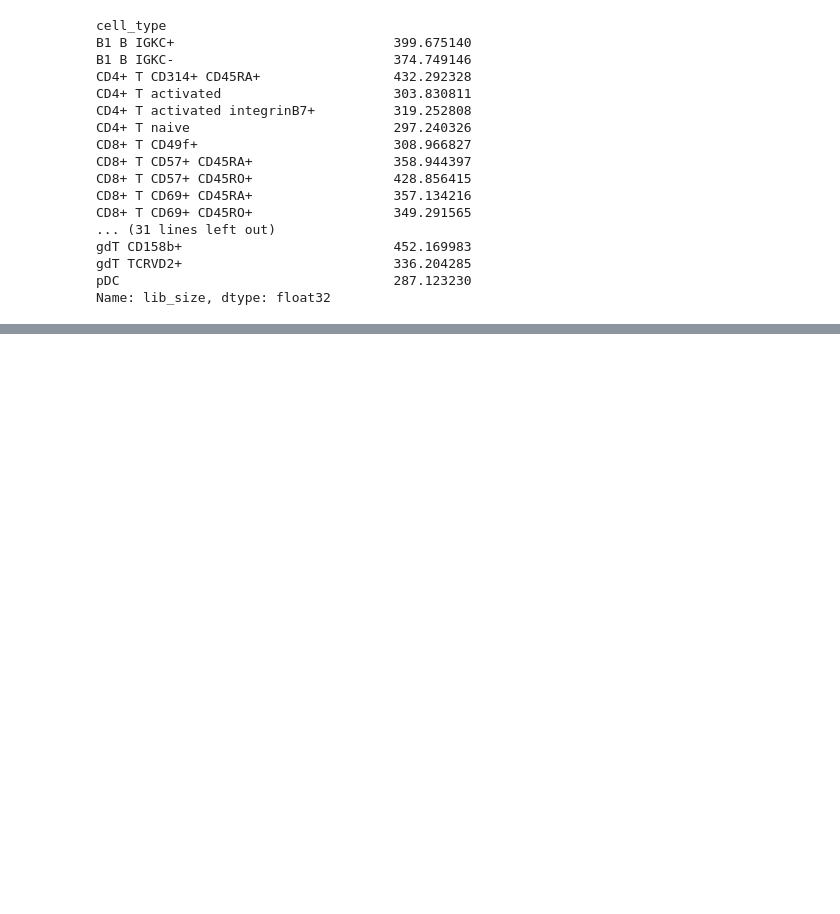
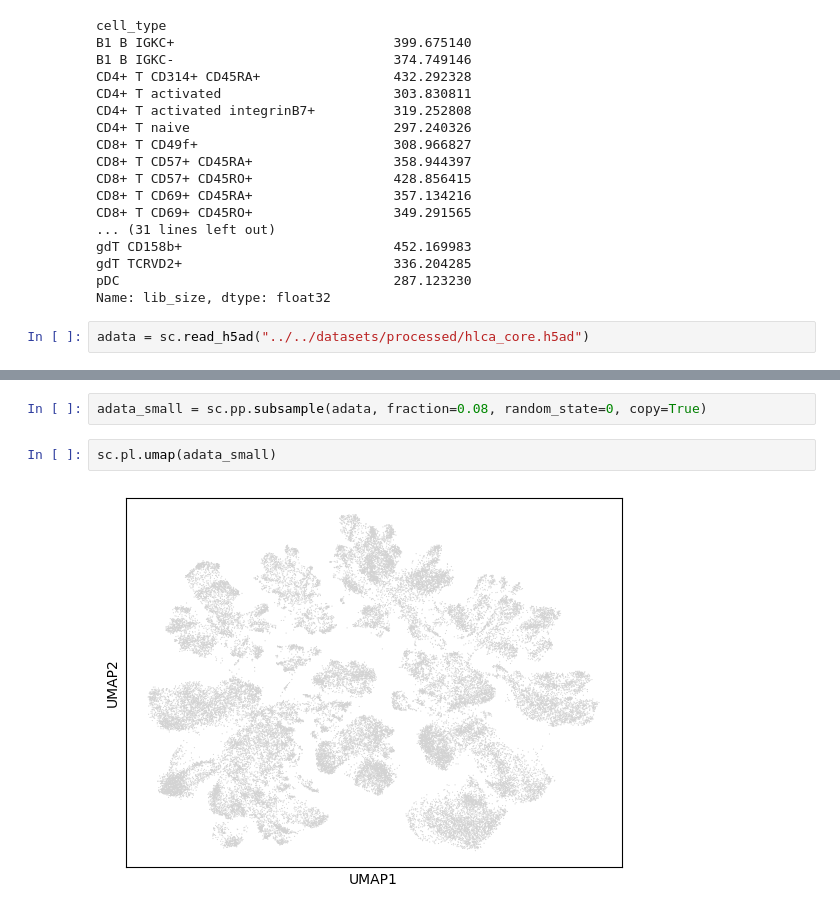
Before and after one commit to theislab/CFGen, a Jupyter notebook: notebooks/datasets/neurips_multiome.ipynb, the cells around one changed output, grey strips where cells are left out. Cells and saved outputs as stored; diff of their text form; blank space fills up the shorter version.

```diff
--- a/notebooks/datasets/neurips_multiome.ipynb
+++ b/notebooks/datasets/neurips_multiome.ipynb
@@ -151,3 +147,5 @@ gdT CD158b+                           452.169983
 gdT TCRVD2+                           336.204285
 pDC                                   287.123230
 Name: lib_size, dtype: float32
+# %%
+adata = sc.read_h5ad("../../datasets/processed/hlca_core.h5ad")
@@ -153,0 +163,6 @@ Name: lib_size, dtype: float32
+# %%
+adata_small = sc.pp.subsample(adata, fraction=0.08, random_state=0, copy=True)
+# %%
+sc.pl.umap(adata_small)
+# %% [output]
+[figure, added]
```
Also changed, not shown: parts of 3 cells of this notebook, 25 other files.
